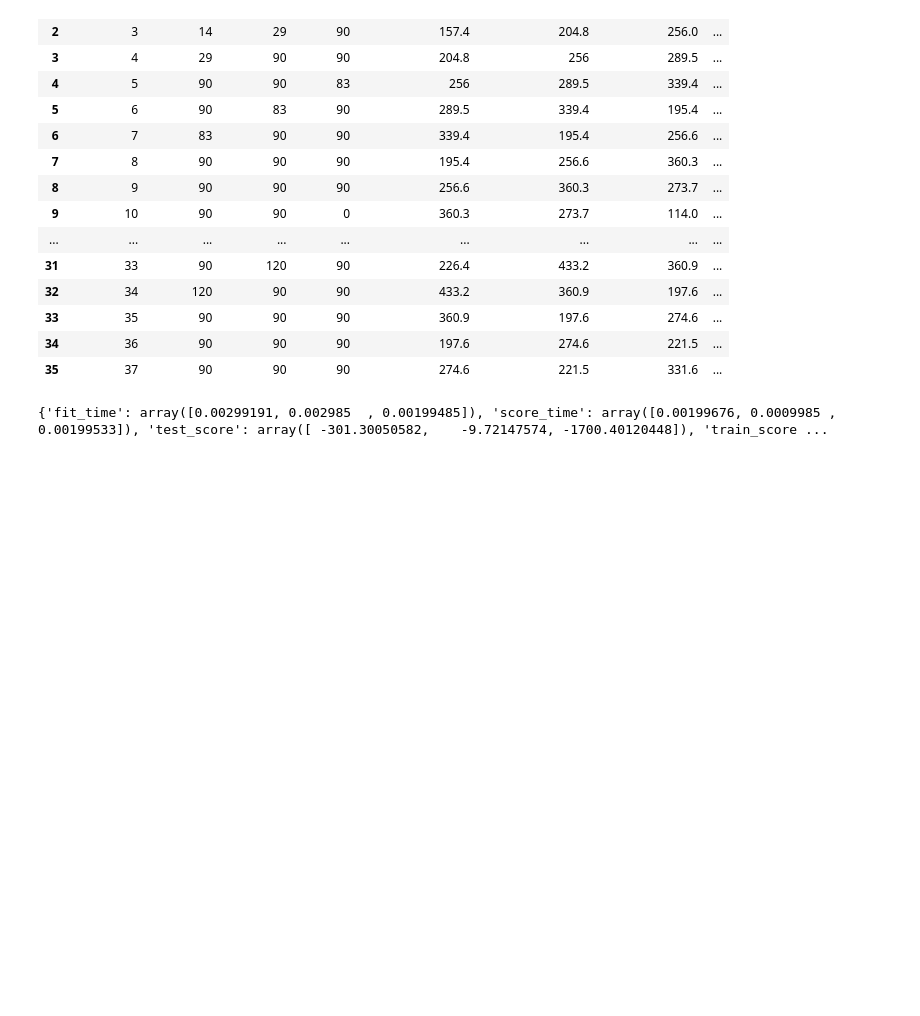
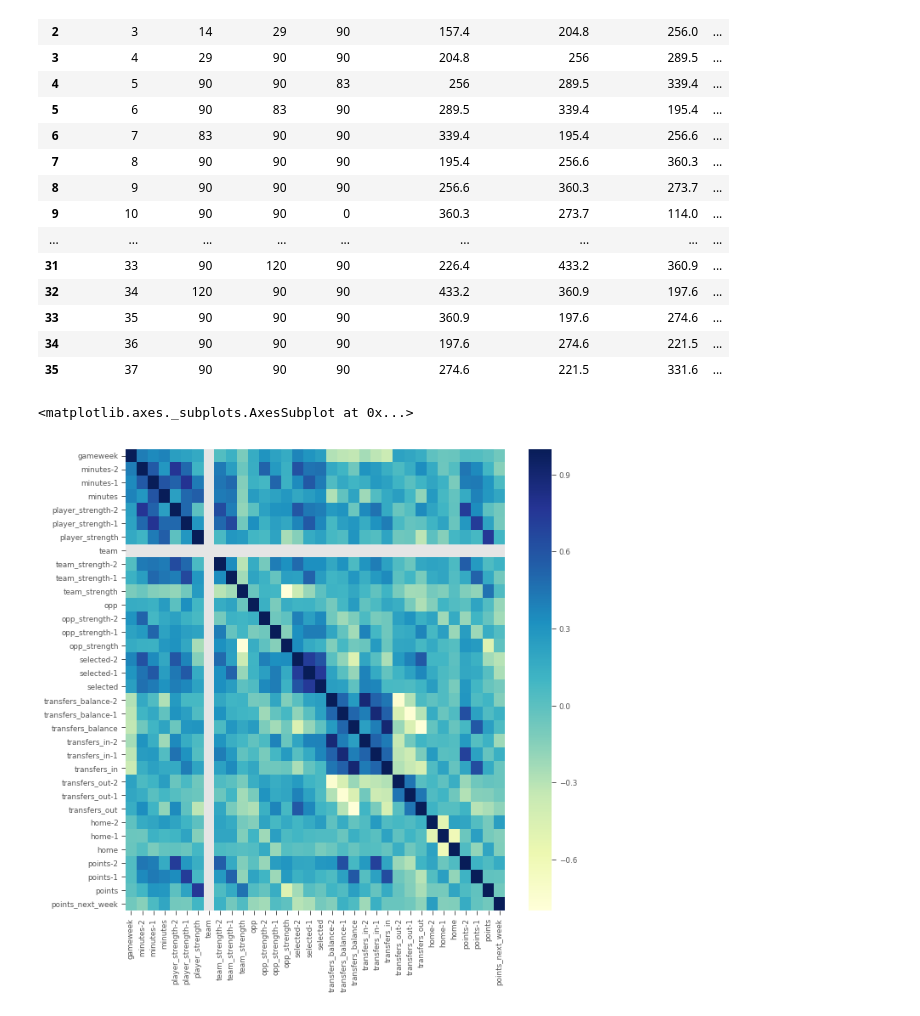
Before and after one commit to pierrewinter/EPL_Fantasy_Team_Recommender, a Jupyter notebook: create_player_dataframe.ipynb, the cells around one changed output. Drawn from its saved outputs; the diff is of its cells as text; code cells hidden in the pictures; blank space fills up the shorter version.

```diff
--- a/create_player_dataframe.ipynb
+++ b/create_player_dataframe.ipynb
@@ -9,7 +9,7 @@ pd.options.display.max_columns = 200
 # style.use('seaborn-darkgrid')
 matplotlib.style.use('ggplot')
 #matplotlib.rcParams['font.family'] = 'sans-serif'
-matplotlib.rcParams['font.sans-serif'] = 'Computer Modern'
+# matplotlib.rcParams['font.sans-serif'] = 'Computer Modern'
 sns.set_context('paper')
 # cmap='PRGn', palette='PRGn'
 # %%
@@ -387,6 +387,13 @@ df3
 | 33 | 35 | 90 | 90 | 90 | 360.9 | 197.6 | 274.6 | ... |
 | 34 | 36 | 90 | 90 | 90 | 197.6 | 274.6 | 221.5 | ... |
 | 35 | 37 | 90 | 90 | 90 | 274.6 | 221.5 | 331.6 | ... |
+# %%
+corr = df3.astype(float).corr()
+fig, ax = plt.subplots(figsize=(10,10))
+sns.heatmap(corr, cmap="YlGnBu", ax=ax)
+# %% [output]
+<matplotlib.axes._subplots.AxesSubplot at 0x...>
+[figure, added]
 # %%
 #Need to concatenate all player info into X and y so we can make a general regressor
 #Need to run feature engineering to reduce variance, normalize
@@ -395,15 +404,13 @@ y = df3['points_next_week']
 # %%
-#Consider if we should turn shuffling off?
-#maybe there is something to learn about successive gameweeks and tiredness?
+#Should shuffle be on or off?
+#Maybe there is something to learn about successive gameweeks and tiredness?
+
+from sklearn.pipeline import Pipeline
+from sklearn.preprocessing import MinMaxScaler, MaxAbsScaler, StandardScaler
 from sklearn.model_selection import train_test_split
 from sklearn.linear_model import LinearRegression
+from sklearn.tree import DecisionTreeRegressor
 from sklearn import metrics, model_selection
 import numpy as np
 
-reg = LinearRegression()
-cv_results = model_selection.cross_validate(reg, X, y, cv=3)
-print(cv_results)#['test_score'])
-
-# X_train, X_test, y_train, y_test = train_test_split(X, y, test_size=0.3, random_state=42, shuffle=True)
+X_train, X_test, y_train, y_test = train_test_split(X, y, test_size=0.3, random_state=24, shuffle=False)
-# %% [output]
-{'fit_time': array([0.00299191, 0.002985  , 0.00199485]), 'score_time': array([0.00199676, 0.0009985 , 0.00199533]), 'test_score': array([ -301.30050582,    -9.72147574, -1700.40120448]), 'train_score ...
```
Also changed, not shown: parts of 8 cells of this notebook.
